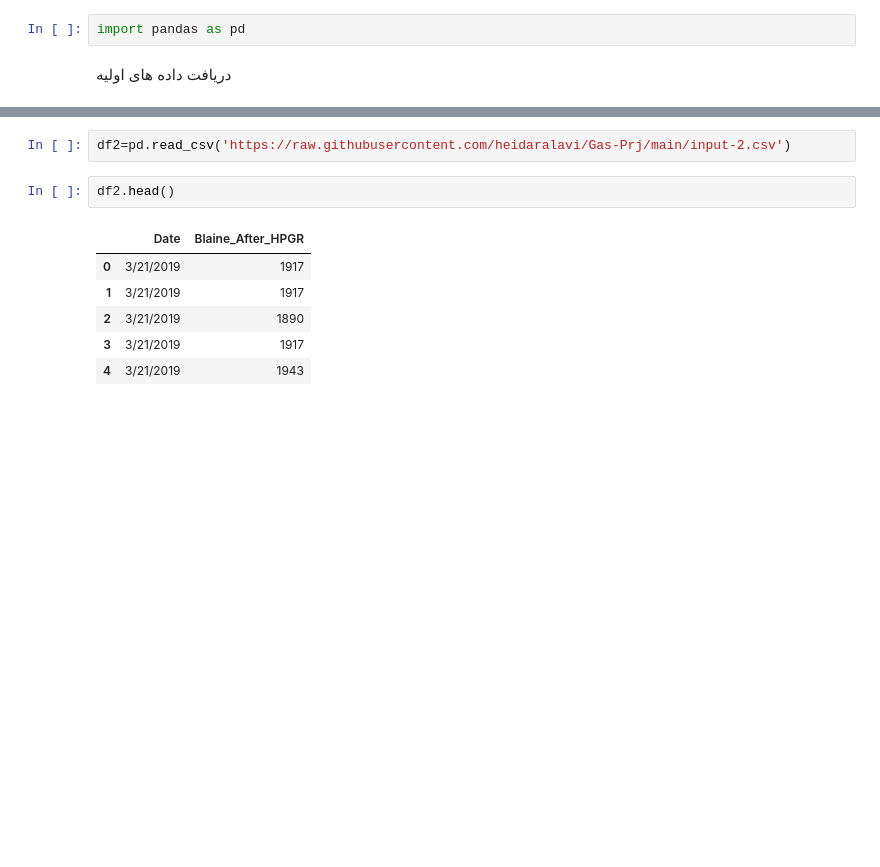
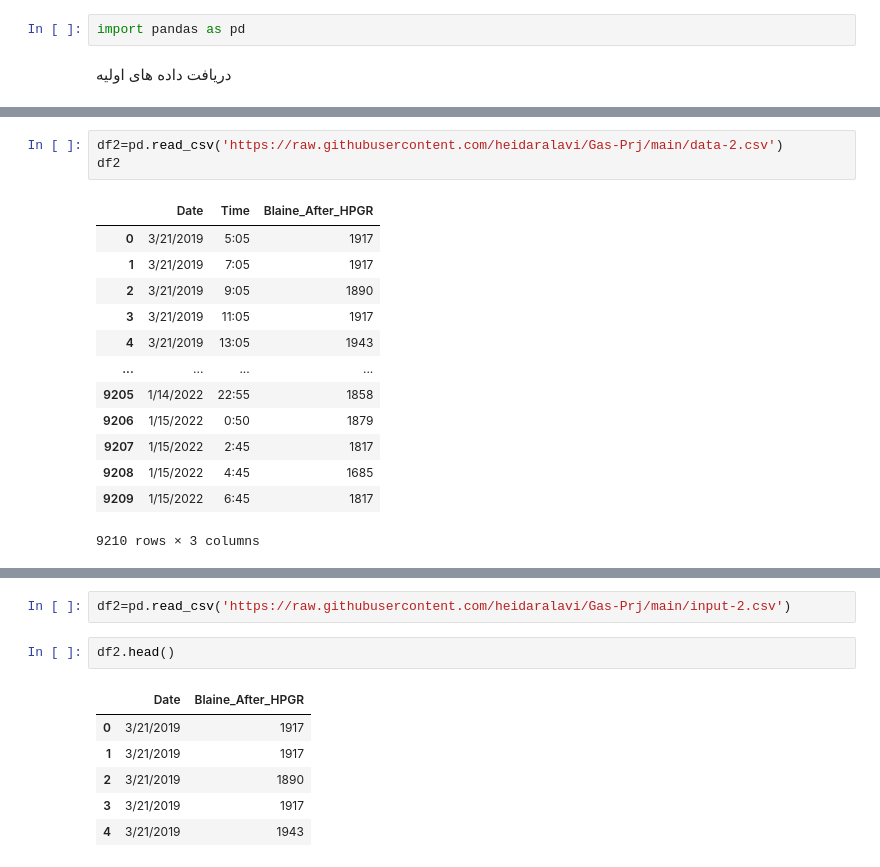
Before and after one commit to heidaralavi/Gas-Prj, a Jupyter notebook: Gas_Prj.ipynb, the cells around one changed output, grey strips where cells are left out. Saved outputs shown, nothing was run; the diff lists cells and outputs as text; blank space fills up the shorter version.

```diff
--- a/Gas_Prj.ipynb
+++ b/Gas_Prj.ipynb
@@ -17,0 +43,17 @@ df1.head()
+# %%
+df2=pd.read_csv('https://raw.githubusercontent.com/heidaralavi/Gas-Prj/main/data-2.csv')
+df2
+# %% [output]
+|  | Date | Time | Blaine_After_HPGR |
+| 0 | 3/21/2019 | 5:05 | 1917 |
+| 1 | 3/21/2019 | 7:05 | 1917 |
+| 2 | 3/21/2019 | 9:05 | 1890 |
+| 3 | 3/21/2019 | 11:05 | 1917 |
+| 4 | 3/21/2019 | 13:05 | 1943 |
+| ... | ... | ... | ... |
+| 9205 | 1/14/2022 | 22:55 | 1858 |
+| 9206 | 1/15/2022 | 0:50 | 1879 |
+| 9207 | 1/15/2022 | 2:45 | 1817 |
+| 9208 | 1/15/2022 | 4:45 | 1685 |
+| 9209 | 1/15/2022 | 6:45 | 1817 |
+9210 rows × 3 columns
```
Also changed, not shown: parts of 6 cells of this notebook.
